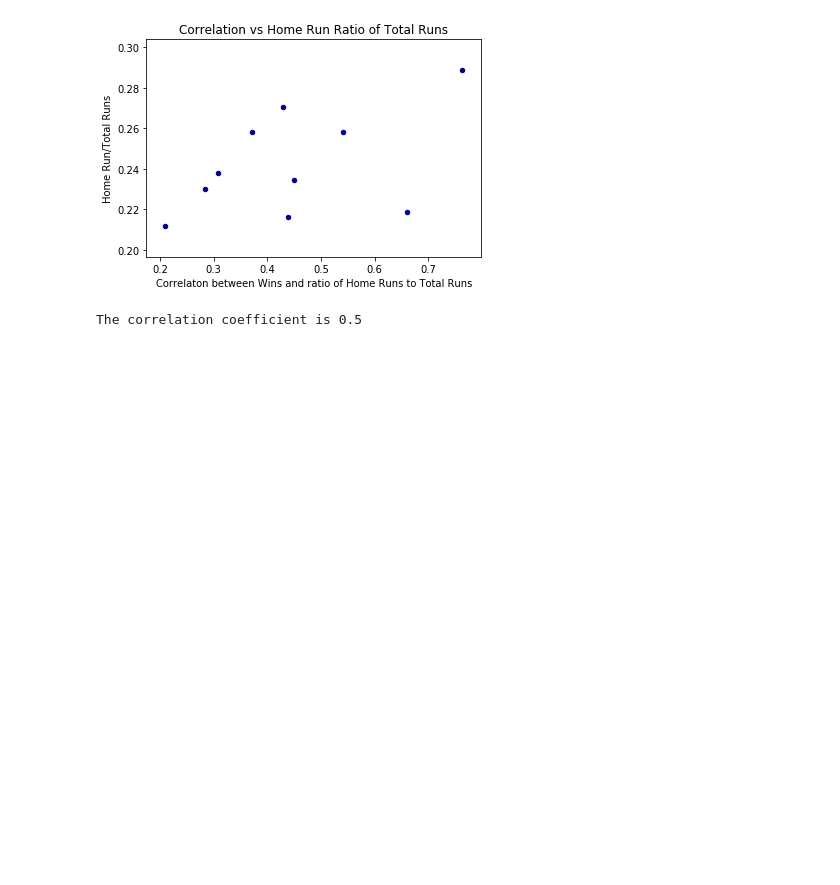
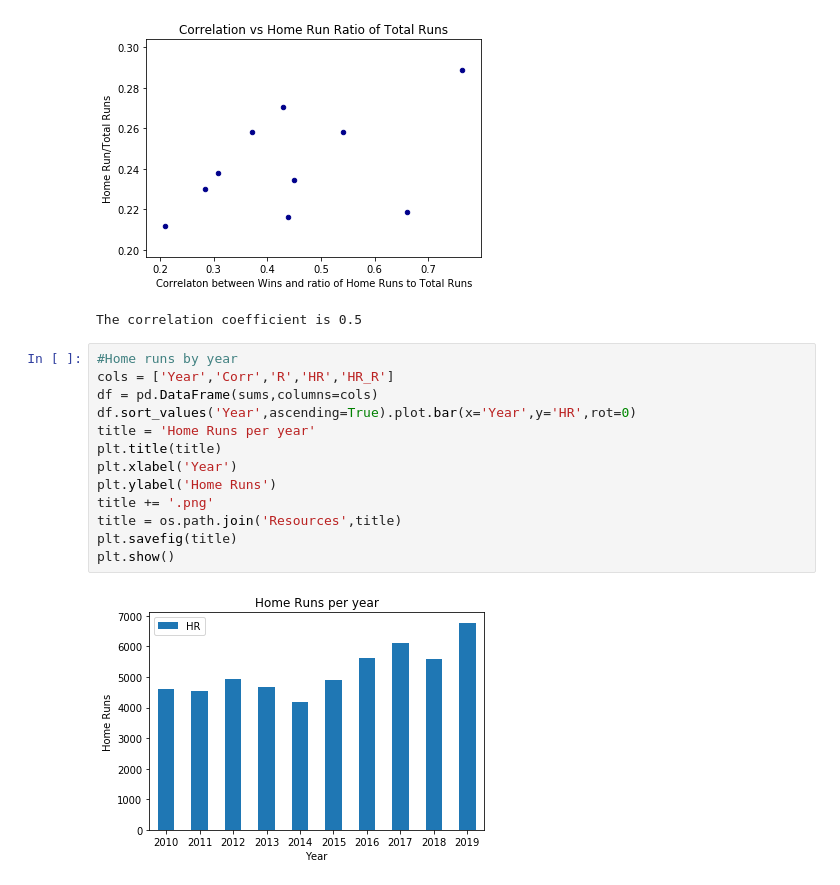
Before and after one commit to trent654321/Sports-Data-Analysis, a Jupyter notebook: baseball_analysis.ipynb, the cells around one changed output. Drawn from its saved outputs; the diff is of its cells as text; blank space fills up the shorter version.

```diff
--- a/baseball_analysis.ipynb
+++ b/baseball_analysis.ipynb
@@ -211,3 +210,18 @@ print(f'The correlation coefficient is {round(df.Corr.corr(df.HR_R),3)}')
 # %% [output]
 [figure]
 The correlation coefficient is 0.5
+# %%
+#Home runs by year
+cols = ['Year','Corr','R','HR','HR_R']
+df = pd.DataFrame(sums,columns=cols)
+df.sort_values('Year',ascending=True).plot.bar(x='Year',y='HR',rot=0)
+title = 'Home Runs per year'
+plt.title(title)
+plt.xlabel('Year')
+plt.ylabel('Home Runs')
+title += '.png'
+title = os.path.join('Resources',title)
+plt.savefig(title)
+plt.show()
+# %% [output]
+[figure, added]
```
Also changed, not shown: parts of 1 cell of this notebook, 20 other files.
